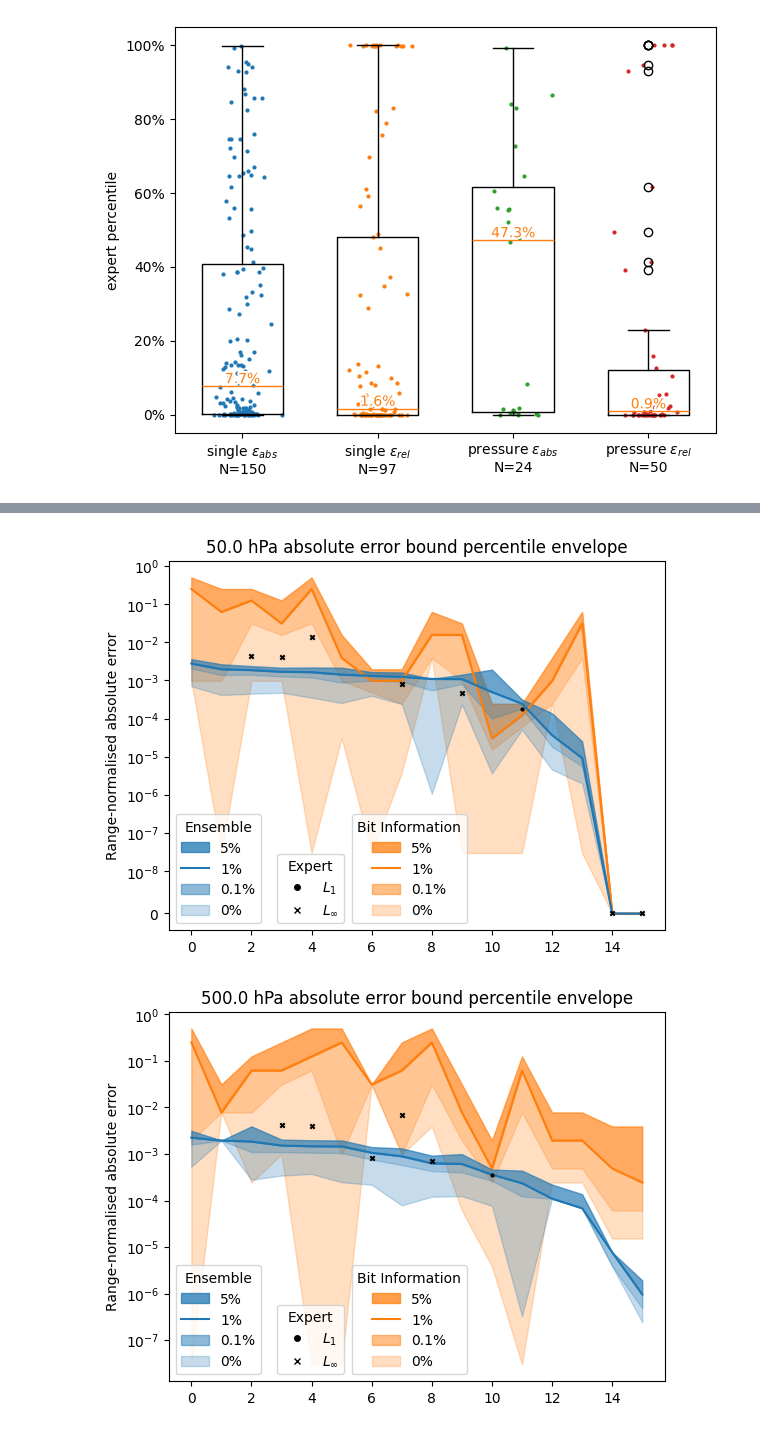
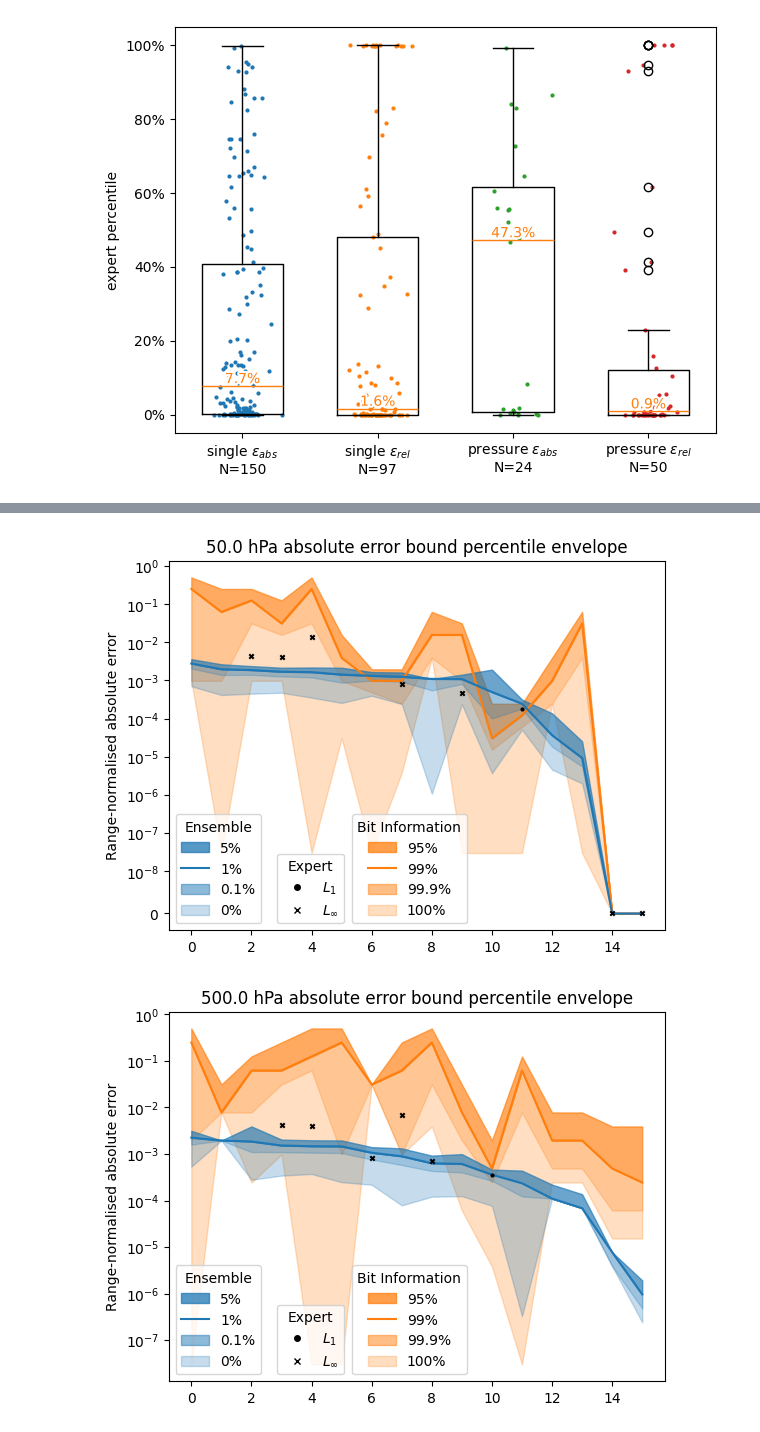
Before and after one commit to juntyr/era5-ensemble-compression-tolerance, a Jupyter notebook: expert-quantile-plots.ipynb, the cells around one changed output, grey strips where cells are left out. Cells and saved outputs as stored; diff of their text form; code cells hidden in the pictures.

Commit message:
Fix bit information labels

```diff
--- a/expert-quantile-plots.ipynb
+++ b/expert-quantile-plots.ipynb
@@ -742,7 +742,7 @@ for p in pressure_ensemble.keys():
         ],
         alpha=0.25,
         color="tab:orange",
-        label="0%",
+        label="100%",
     )
     ax.fill_between(
         range(len(v_sorted)),
@@ -770,7 +770,7 @@ for p in pressure_ensemble.keys():
         ],
         alpha=0.25,
         color="tab:orange",
-        label="0.1%",
+        label="99.9%",
     )
     ax.plot(
         [
@@ -785,7 +785,7 @@ for p in pressure_ensemble.keys():
             for v in v_sorted
         ],
         color="tab:orange",
-        label="1%",
+        label="99%",
     )
     ax.fill_between(
         range(len(v_sorted)),
@@ -813,7 +813,7 @@ for p in pressure_ensemble.keys():
         ],
         alpha=0.66,
         color="tab:orange",
-        label="5%",
+        label="95%",
     )
 
     ax.fill_between(
@@ -944,36 +944,36 @@ for p in pressure_ensemble.keys():
             mpl.lines.Line2D(
                 [0],
                 [0],
                 markersize=4,
                 marker="x",
                 color="none",
                 markerfacecolor="black",
                 markeredgecolor="black",
                 label=r"$L_{\infty}$",
             ),
         ],
         ncol=1,
         loc="lower left",
         bbox_to_anchor=(0.205, 0, 1, 1),
         title="Expert",
     )
     ax.legend(
         handles=[
-            mpl.patches.Patch(color="tab:orange", alpha=0.75, label="5%"),
-            mpl.lines.Line2D([0], [0], color="tab:orange", label="1%"),
-            mpl.patches.Patch(color="tab:orange", alpha=0.5, label="0.1%"),
-            mpl.patches.Patch(color="tab:orange", alpha=0.25, label="0%"),
+            mpl.patches.Patch(color="tab:orange", alpha=0.75, label="95%"),
+            mpl.lines.Line2D([0], [0], color="tab:orange", label="99%"),
+            mpl.patches.Patch(color="tab:orange", alpha=0.5, label="99.9%"),
+            mpl.patches.Patch(color="tab:orange", alpha=0.25, label="100%"),
         ],
         ncol=1,
         loc="lower left",
         bbox_to_anchor=(0.355, 0, 1, 1),
         title="Bit Information",
     )
     ax.add_artist(l1)
     ax.add_artist(l2)
 
     plt.show()
     fig.savefig(plots / f"pressure-{p.replace(' ', '')}-absolute.pdf")
 # %% [output]
-[figure, old version]
+[figure, new version]
-[figure, old version]
+[figure, new version]
```
Also changed, not shown: parts of 4 cells of this notebook.
